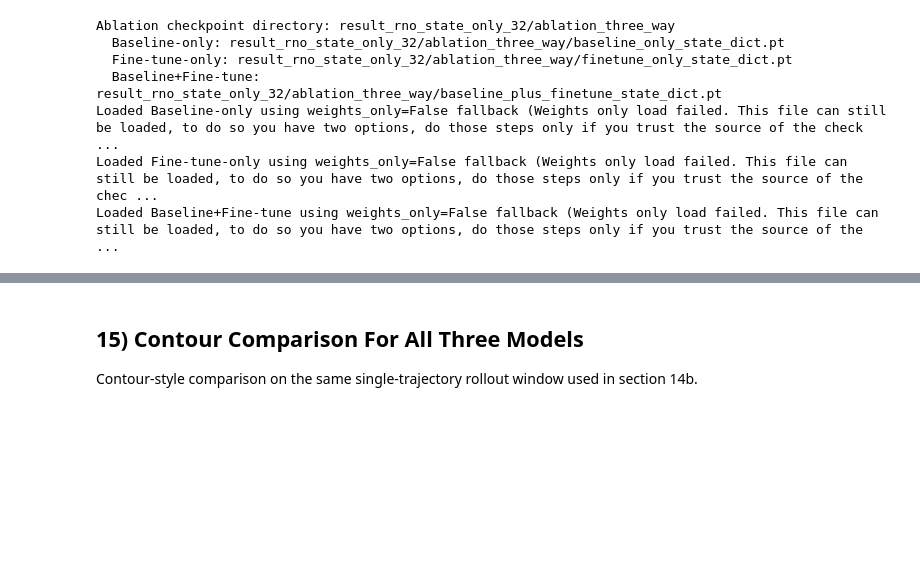
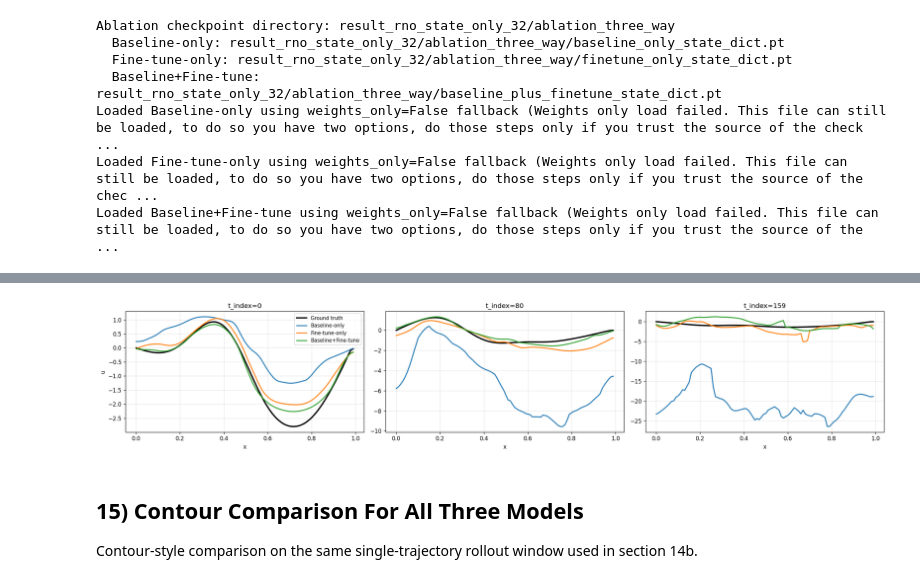
Before and after one commit to SOLARIS-JHU/tipping-point-forecast, a Jupyter notebook: heat/evaluate_RNO_state_only.ipynb, the cells around one changed output, grey strips where cells are left out. Saved outputs shown, nothing was run; the diff lists cells and outputs as text; code cells hidden in the pictures; blank space fills up the shorter version.

Commit message:
Update notebooks for models trained with 200 trajectories.

```diff
--- a/heat/evaluate_RNO_state_only.ipynb
+++ b/heat/evaluate_RNO_state_only.ipynb
@@ -612,0 +615,97 @@ Baseline+Fine-tune | 1.6537e+00 | 8.9682e-01
+# %%
+# 14b) Shared single-trajectory rollout window + metrics for all three models
+assert rollout_h >= 1
+
+rollout_h = 10
+
+traj = sol_test_chunks[sample_id]  # (n_chunks, chunk_len, nx, 1)
+max_start = traj.shape[0] - n_intervals - rollout_h
+if max_start < 0:
+    raise ValueError(
+        f"Not enough chunks for rollout_h={rollout_h}. Have n_chunks={traj.shape[0]}, n_intervals={n_intervals}."
+    )
+
+start = min(start_chunk, max_start)
+x0 = traj[start : start + n_intervals].unsqueeze(
+    0
+)  # (1, n_intervals, chunk_len, nx, 1)
+y_true_chunks = traj[
+    start + n_intervals : start + n_intervals + rollout_h
+]  # (rollout_h, chunk_len, nx, 1)
+
+x0_in = (
+    x0.to(device).permute(0, 1, 4, 2, 3).contiguous()
+)  # (1, n_intervals, 1, chunk_len, nx)
+true_chunks = y_true_chunks.detach().cpu()
+true_flat = true_chunks.squeeze(-1).reshape(rollout_h * chunk_len, nx)
+
+pred_flat_by_model = {}
+metrics_by_model = {}
+
+with torch.no_grad():
+    for name, model_cmp in ablation_models.items():
+        pred = model_cmp.predict(
+            x0_in, num_steps=rollout_h
+        )  # (1, rollout_h, 1, chunk_len, nx)
+        pred_chunks = (
+            pred[0].permute(0, 2, 3, 1).detach().cpu()
+        )  # (rollout_h, chunk_len, nx, 1)
+        pred_flat = pred_chunks.squeeze(-1).reshape(rollout_h * chunk_len, nx)
+
+        mse_roll = torch.mean((pred_flat - true_flat) ** 2).item()
+        rel_l2_roll = (
+            torch.linalg.norm(pred_flat - true_flat)
+            / (torch.linalg.norm(true_flat) + 1e-12)
+        ).item()
+
+        pred_flat_by_model[name] = pred_flat
+        metrics_by_model[name] = {"mse": mse_roll, "rel_l2": rel_l2_roll}
+
+print(
+    f"Shared rollout window -> sample_id={sample_id}, start_chunk={start}, rollout_h={rollout_h}"
+)
+print(
+    f"x0_in shape: {tuple(x0_in.shape)}, true chunks shape: {tuple(true_chunks.shape)}"
+)
+print("Model | Rollout MSE | Rollout RelL2")
+print("-" * 52)
+for name in ablation_checkpoints.keys():
+    mm = metrics_by_model[name]
+    print(f"{name:>18} | {mm['mse']:.4e} | {mm['rel_l2']:.4e}")
+
+# Line comparison at representative rollout times
+x_axis = x_cord.squeeze().cpu().numpy()
+ids = [0, max(0, (rollout_h * chunk_len) // 2), rollout_h * chunk_len - 1]
+colors = {
+    "Baseline-only": "#1f77b4",
+    "Fine-tune-only": "#ff7f0e",
+    "Baseline+Fine-tune": "#2ca02c",
+}
+
+fig, axes = plt.subplots(1, 3, figsize=(20, 4), dpi=120)
+for ax, tid in zip(axes, ids):
+    ax.plot(
+        x_axis,
+        true_flat[tid].numpy(),
+        label="Ground truth",
+        color="black",
+        linewidth=2.5,
+    )
+    for name in ablation_checkpoints.keys():
+        ax.plot(
+            x_axis,
+            pred_flat_by_model[name][tid].numpy(),
+            label=name,
+            color=colors[name],
+            linewidth=2,
+            alpha=0.9,
+        )
+    ax.set_title(f"t_index={tid}")
+    ax.set_xlabel("x")
+    ax.grid(alpha=0.3)
+
+axes[0].set_ylabel("u")
+axes[0].legend(loc="best", fontsize=9)
+plt.tight_layout()
+plt.show()
+# %% [output]
@@ -613,3 +719,4 @@ Baseline+Fine-tune | 1.6537e+00 | 8.9682e-01
+[figure, added]
 # %% [markdown]
 ## 15) Contour Comparison For All Three Models
 
```
Also changed, not shown: parts of 8 cells of this notebook, 1 other file.
